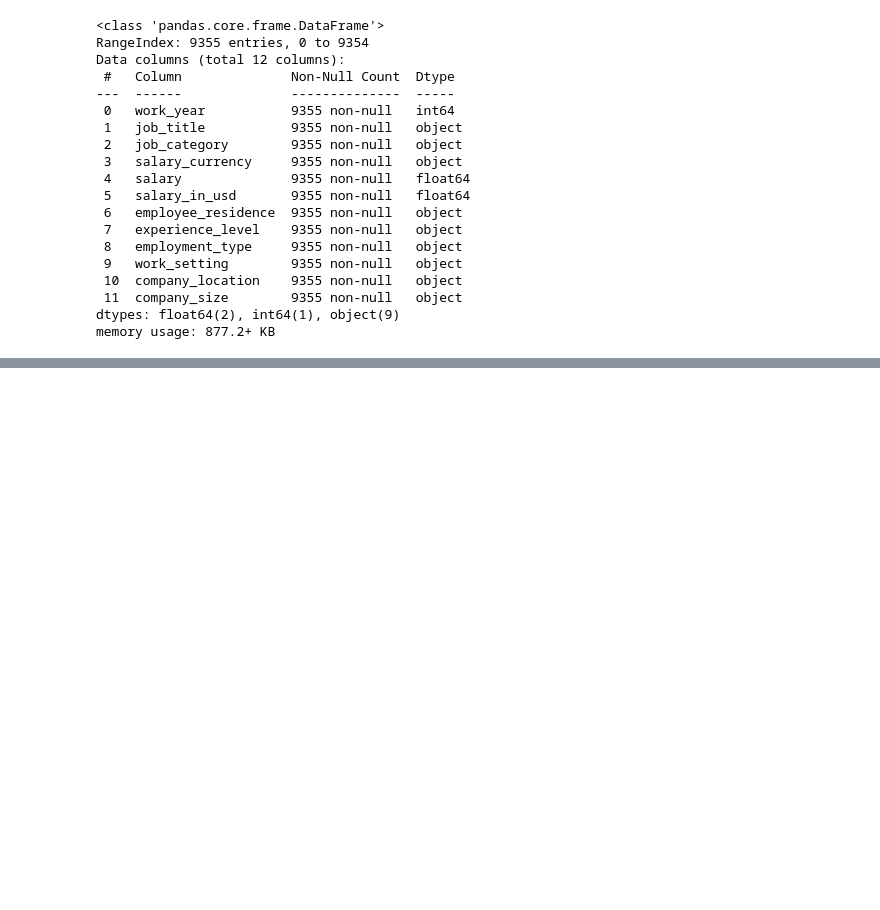
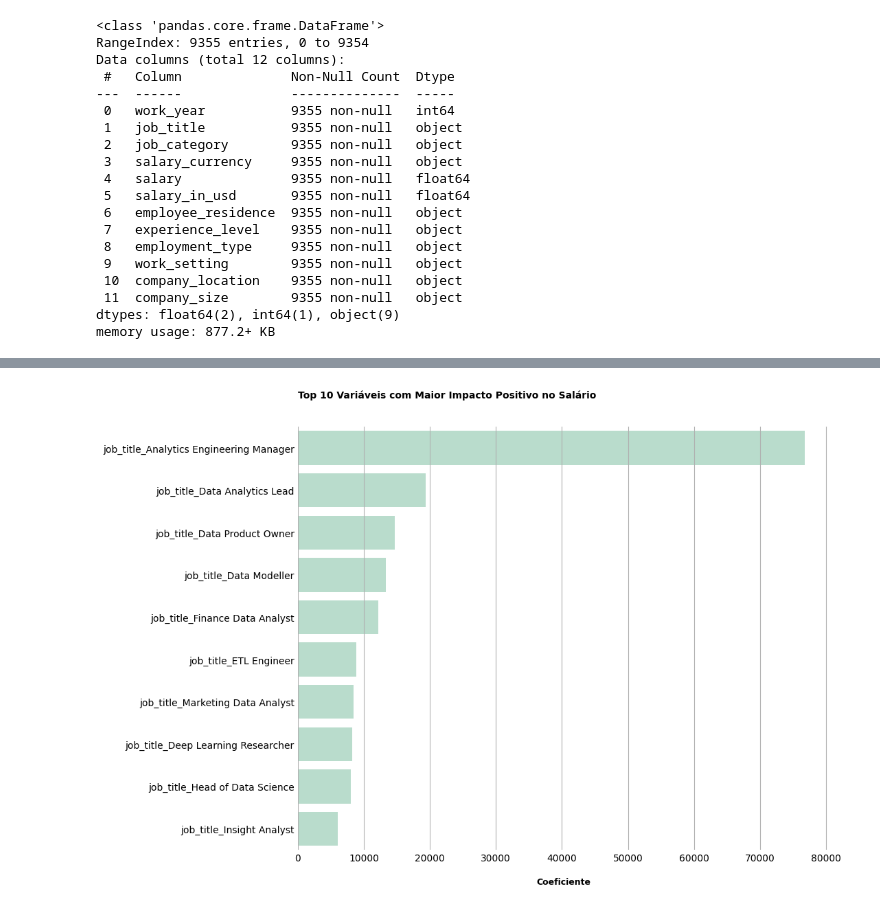
Before and after one commit to ricardo-paganini/data-salaries-analysis, a Jupyter notebook: data-salaries-analysis.ipynb, the cells around one changed output, grey strips where cells are left out. Saved outputs shown, nothing was run; the diff lists cells and outputs as text; code cells hidden in the pictures; blank space fills up the shorter version.

```diff
--- a/data-salaries-analysis.ipynb
+++ b/data-salaries-analysis.ipynb
@@ -489,0 +752,17 @@ df_encoded.head()
+# %%
+# Importância das variáveis (coeficientes)
+## Vamos pegar os 15 maiores e menores coeficientes
+top_coef = coeficientes.sort_values(by="Coeficiente", ascending=False).head(10)
+bottom_coef = coeficientes.sort_values(by="Coeficiente", ascending=True).head(10)
+
+plt.figure(figsize=(10,8))
+sns.barplot(x="Coeficiente", y="Variável", data=top_coef, legend=False)
+plt.title("Top 10 Variáveis com Maior Impacto Positivo no Salário", fontsize=10, fontweight='bold', loc='left',pad=30)
+plt.xlabel('Coeficiente', labelpad=15, fontsize=9, fontweight='semibold')
+plt.ylabel('')
+plt.box(False)
+plt.grid(True, axis='x')
+plt.tick_params(axis='both', length=0)
+plt.show()
+# %% [output]
+[figure, added]
```
Also changed, not shown: parts of 11 cells of this notebook.
